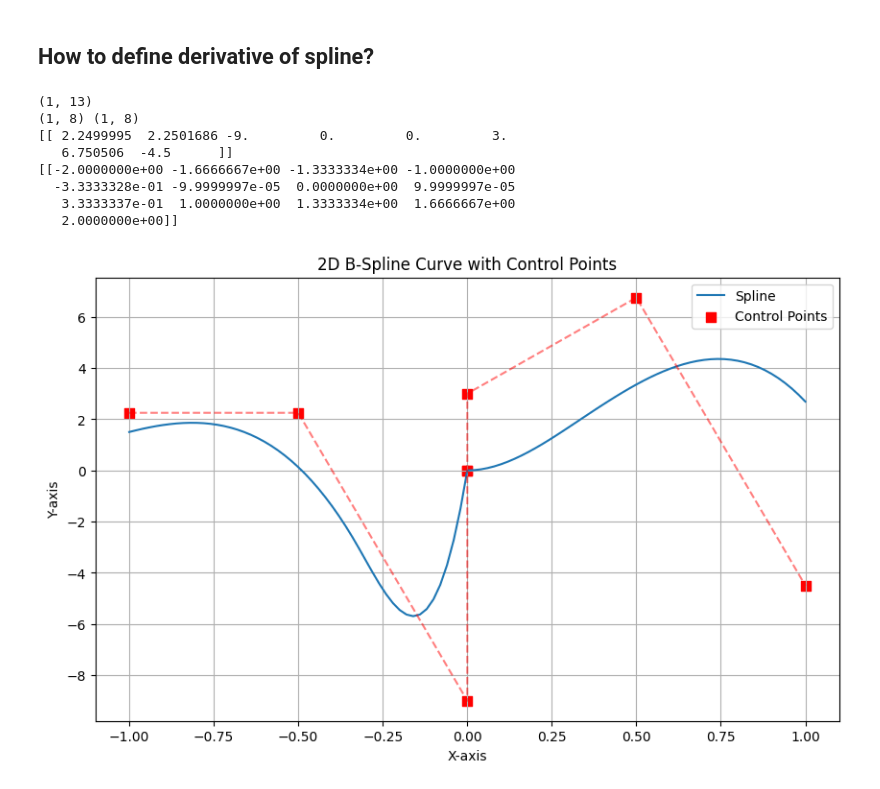
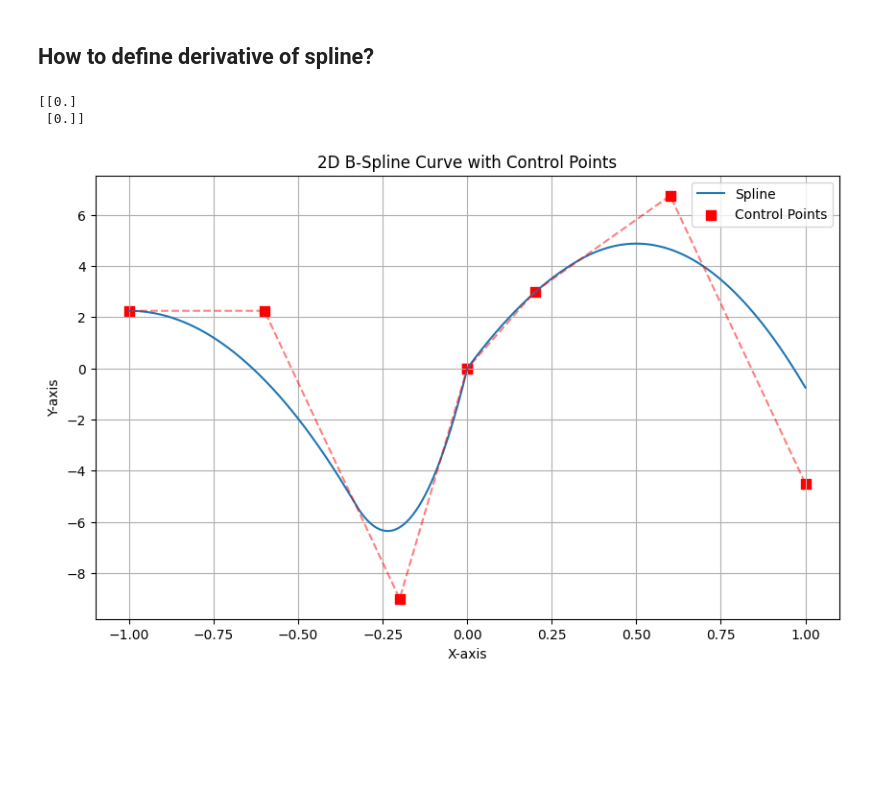
Before and after one commit to byu-magicc/splinx, a Jupyter notebook: Lyoponov.ipynb, the cells around one changed output. Drawn from its saved outputs; the diff is of its cells as text; code cells hidden in the pictures; blank space fills up the shorter version.

```diff
--- a/Lyoponov.ipynb
+++ b/Lyoponov.ipynb
@@ -88,7 +93,7 @@ plt.show()
 # %% [markdown]
 ## How to define derivative of spline?
 # %%
-num_sample = 100
+num_sample = 1000
 k = 3
 x_eval = jnp.repeat(jnp.linspace(-1, 1, num_sample+1)[None, :], 2, axis=0)
 
@@ -96,51 +101,40 @@ coef = jnp.array([[1,2,3,1,4,2]]) # coef must have an even number of elements
 coef = jnp.hstack([coef[:,:coef.shape[1]//2], jnp.zeros((coef.shape[0], k)), coef[:,coef.shape[1]//2:]])
 num_grid_interval = coef.shape[1] - 2*k
 grids = jnp.einsum('i,j->ij', jnp.ones(1,), jnp.linspace(-1,1,num_grid_interval+1))
 
-# grid_around_zero = jnp.zeros((grids.shape[0], k)) # jnp.einsum('i,j->ij', jnp.ones(1,), jnp.zeros((k,))) # jnp.linspace(-.01,.01,k))
-grid_around_zero = jnp.tile(jnp.array([-.0001,0,.0001]), (grids.shape[0], 1))
+grid_around_zero = jnp.zeros((grids.shape[0], k)) # jnp.einsum('i,j->ij', jnp.ones(1,), jnp.zeros((k,))) # jnp.linspace(-.01,.01,k))
+grid_around_zero = jnp.tile(jnp.array([-.0,0,.0]), (grids.shape[0], 1))
 grids = jnp.hstack([grids[:,:grids.shape[1]//2], grid_around_zero, grids[:,grids.shape[1]//2:]])
 
 extended_grids = extend_grid(grids, k)
 
-print(extended_grids.shape)
-print((extended_grids[:,4:-1] - extended_grids[:,1:-4]).shape, (coef[:,1:] - coef[:,:-1]).shape)
-coef = (coef[:,1:] - coef[:,:-1]) * 3 / (extended_grids[:,4:-1] - extended_grids[:,1:-4])
-print(coef)
-print(extended_grids)
+coef = (coef[:,1:] - coef[:,:-1]) * k / (extended_grids[:,k+1:-1] - extended_grids[:,1:-(k+1)])
 
 # Multiply the coeficients by the different basis functions
-y_eval = coef2curve(x_eval, extended_grids[:,1:], coef, k=k)
-# print(y_eval)
+y_eval = coef2curve(x_eval, extended_grids[:,1:-1], coef, k=k-1)
+print(coef2curve(jnp.array([[0.],[0.]]), extended_grids[:,:-1], coef, k=k))
 
 plt.figure(figsize=(10, 6))
 plt.plot(x_eval[0, :], y_eval[0, :], label='Spline')
 
 # Extract control points for each spline
 # Here, extended_grids would represent the x positions of control points if it aligns with the spline's domain
 ctrl_points_x = coef[0, :]  # You might need to adjust this based on your extend_grid function
 ctrl_points_y = coef[1, :]
 
-# Plot control points
-domain = jnp.einsum('i,j->ij', jnp.ones(1,), jnp.linspace(-1,1, coef.shape[1]-k))
-domain = jnp.hstack([domain[:, :domain.shape[1]//2], jnp.zeros((domain.shape[0], k)), domain[:, domain.shape[1]//2:]])
+domain = jnp.einsum('i,j->ij', jnp.ones(1,), jnp.linspace(-1,1, coef.shape[1] - k + 1))
+domain = jnp.hstack([domain[:, :domain.shape[1]//2], jnp.zeros((domain.shape[0], k-1)), domain[:, domain.shape[1]//2:]])
 plt.scatter(domain[0], coef[0], marker='s', s=50, color='red', label="Control Points")  # Red circles for control points
 # Optionally connect control points with lines to better visualize the influence
 plt.plot(domain[0], coef[0], 'r--', alpha=0.5)  # Dashed lines connecting control points
 
 plt.title('2D B-Spline Curve with Control Points')
 plt.xlabel('X-axis')
 plt.ylabel('Y-axis')
 plt.legend()
 plt.grid(True)
 plt.show()
 # %% [output]
-(1, 13)
-(1, 8) (1, 8)
-[[ 2.2499995  2.2501686 -9.         0.         0.         3.
-   6.750506  -4.5      ]]
-[[-2.0000000e+00 -1.6666667e+00 -1.3333334e+00 -1.0000000e+00
-  -3.3333328e-01 -9.9999997e-05  0.0000000e+00  9.9999997e-05
-   3.3333337e-01  1.0000000e+00  1.3333334e+00  1.6666667e+00
-   2.0000000e+00]]
+[[0.]
+ [0.]]
-[figure, old version]
+[figure, new version]
```
Also changed, not shown: parts of 1 cell of this notebook.
